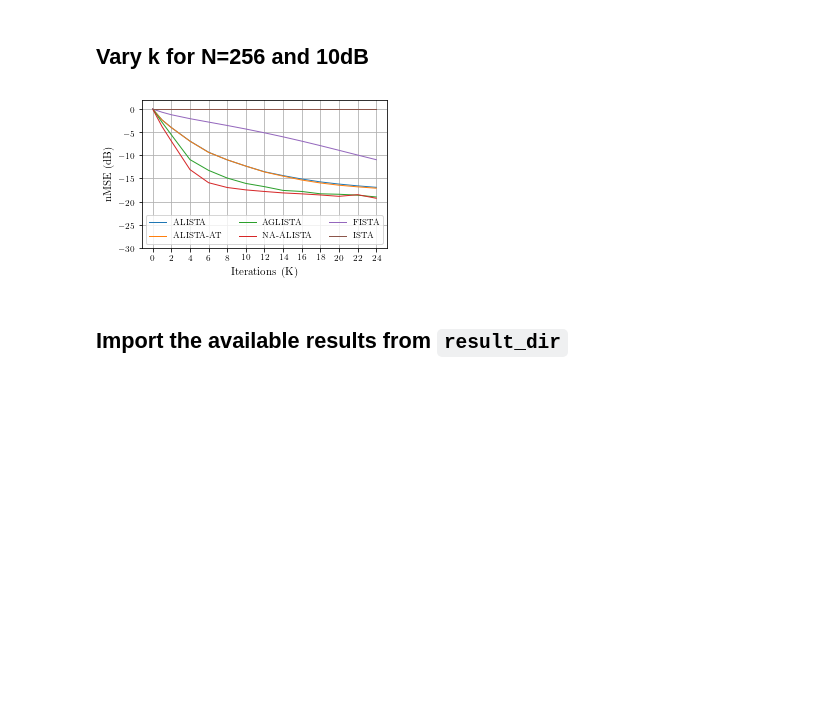
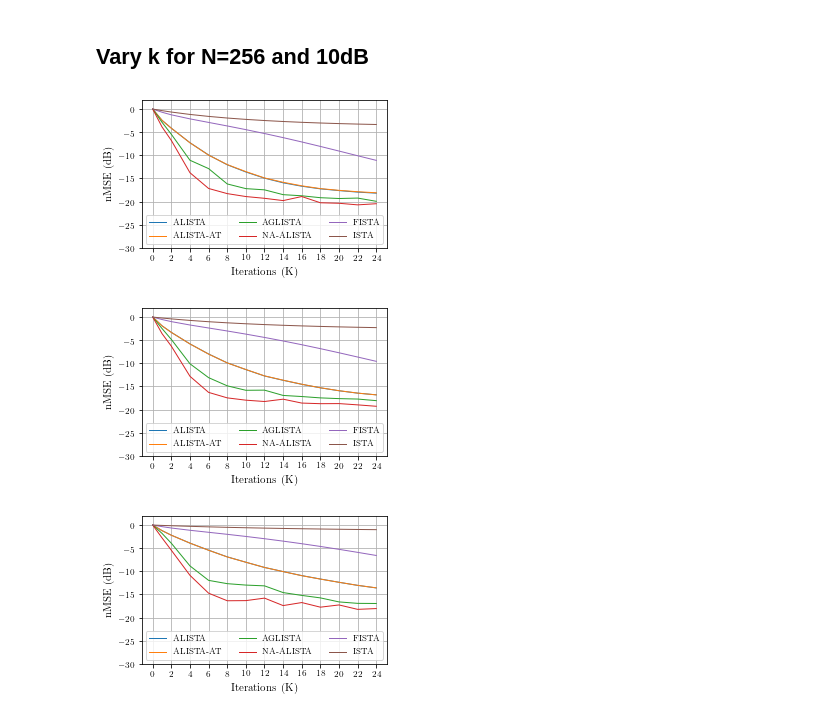
Before and after one commit to josauder/na-alista, a Jupyter notebook: plot_results_communication_v2.ipynb, the cells around one changed output. Drawn from its saved outputs; the diff is of its cells as text; code cells hidden in the pictures; blank space fills up the shorter version.

Commit message:
final results

````diff
--- a/plot_results_communication_v2.ipynb
+++ b/plot_results_communication_v2.ipynb
@@ -10,7 +10,7 @@ from math import sqrt
 from utils.plot_utils import *
 plt.rcParams['figure.figsize'] = [12, 8]
 # %%
-result_dir = "res/models" # here are the results
+result_dir = "res/models-nv" # here are the results
 m=100
 plot_dir = "plots" # her go the plots
 latex = True # using latex?
@@ -42,32 +42,36 @@ df.head();
 # %% [markdown]
 ## Vary k for N=256 and 10dB
 # %%
-for n in [256]:
-  df_ = df
-  for noisefn, yticks, ymin in [["GaussianNoise10", range(-30, 5, 5), -30]]:
-      df_ = df[df["noise"] == noisefn]
-      df_ = df_[df_["n"]==str(n)]
-      for alg, label, linestyle in [["ALISTA", "ALISTA", "--"], ["ALISTA_AT", "ALISTA-AT", ":"], ["AGLISTA", "AGLISTA", "-"], ["NA_ALISTA_UR_128", "NA-ALISTA","-"], ["FISTA", "FISTA", "-"], ["ISTA", "ISTA", "-"]]:
-              df_alg = df_[df_["model"] == alg]
-              x_ = [0, 1, 2, 4, 6, 8, 10, 12, 14, 16,18,20,22,24]
-              x = [0]
-              y = [0]
-              for k in x_[1:]:
-                  try:
-                      y.append(df_alg[df_alg["k"]==str(k)]["db"].values[0])
-                      x.append(k)
-                  except Exception as e:
-                      print(f"WARNING: Still missing k={k} for {alg}.")
-              plt.plot(x, y, label=label, linewidth=1)
+for m in [100,75,50]:
+    df_ = df[df['m']==str(m)]
+    for n in [256]:
 
-      plt.ylim(ymin, 2)
-      plt.yticks(yticks)
-      plt.xticks(range(25)[::2])
-      plt.legend(loc=3, ncol=3)
-      plt.ylabel("nMSE (dB)")
-      plt.xlabel("Iterations (K)")
-      plt.grid()
-      plt.savefig(os.path.join(plot_dir, f"comm_varyk__n={n}_noise={noisefn}_m={m}.pdf"), bbox_inches='tight', pad_inches=0.05)
-      plt.show()
+      for noisefn, yticks, ymin in [["GaussianNoise10", range(-30, 5, 5), -30]]:
+          df_ = df_[df_["noise"] == noisefn]
+          df_ = df_[df_["n"]==str(n)]
+          for alg, label, linestyle in [["ALISTA", "ALISTA", "--"], ["ALISTA_AT", "ALISTA-AT", ":"], ["AGLISTA", "AGLISTA", "-"], ["NA_ALISTA_UR_128", "NA-ALISTA","-"], ["FISTA", "FISTA", "-"], ["ISTA", "ISTA", "-"]]:
+                  df_alg = df_[df_["model"] == alg]
+                  x_ = [0, 1, 2, 4, 6, 8, 10, 12, 14, 16,18,20,22,24]
+                  x = [0]
+                  y = [0]
+                  for k in x_[1:]:
+                      try:
+                          y.append(df_alg[df_alg["k"]==str(k)]["db"].values[0])
+                          x.append(k)
+                      except Exception as e:
+                          print(f"WARNING: Still missing k={k} for {alg}.")
+                  plt.plot(x, y, label=label, linewidth=1)
+
+          plt.ylim(ymin, 2)
+          plt.yticks(yticks)
+          plt.xticks(range(25)[::2])
+          plt.legend(loc=3, ncol=3)
+          plt.ylabel("nMSE (dB)")
+          plt.xlabel("Iterations (K)")
+          plt.grid()
+          plt.savefig(os.path.join(plot_dir, f"comm_varyk__n={n}_noise={noisefn}_m={m}.pdf"), bbox_inches='tight', pad_inches=0.05)
+          plt.show()
 # %% [output]
-[figure, old version]
+[figure, new version]
+[figure, added]
+[figure, added]
@@ -85,2 +77,0 @@ if latex:
-# %% [markdown]
-## Import the available results from ```result_dir```
````
Also changed, not shown: parts of 9 cells of this notebook, 39 other files.
